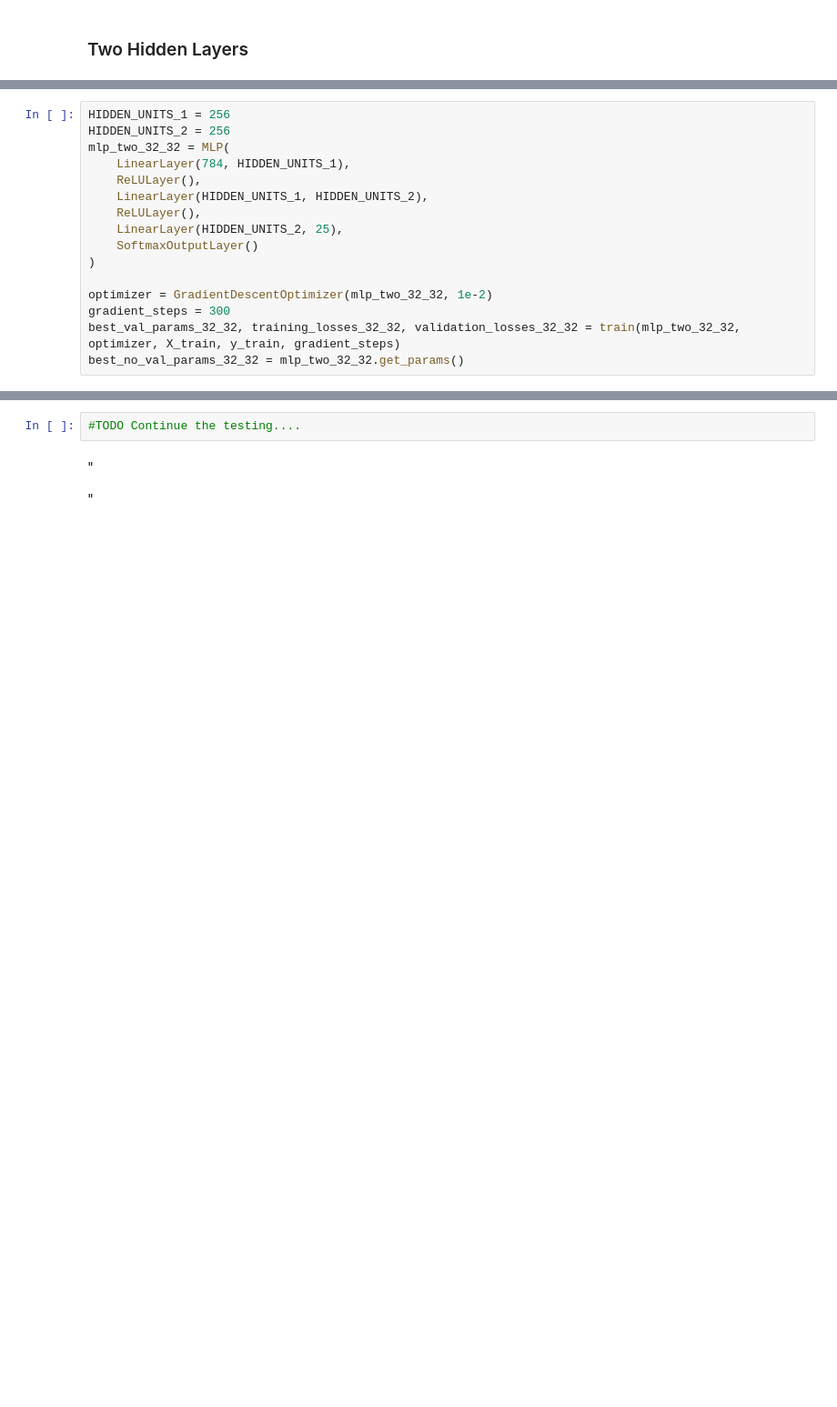
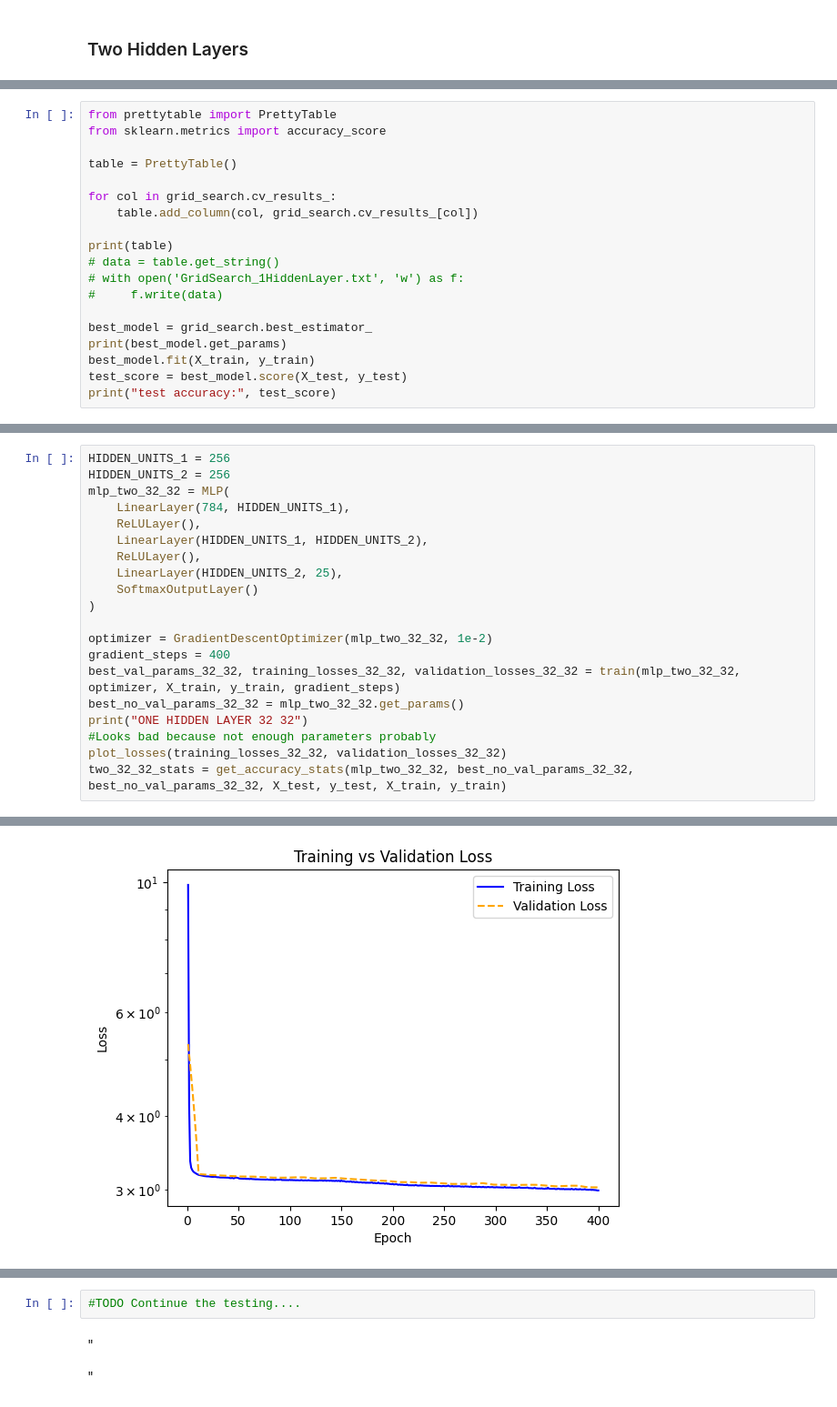
Before and after one commit to ZachGurberg/COMP551_Assignment3, a Jupyter notebook: assignment3_group-1.ipynb, the cells around one changed output, grey strips where cells are left out. Shown at 91% size. Cells and saved outputs as stored; diff of their text form; blank space fills up the shorter version.

```diff
--- a/assignment3_group-1.ipynb
+++ b/assignment3_group-1.ipynb
@@ -778,0 +782,19 @@ grid_search.fit(X_train, y_train)
+# %%
+from prettytable import PrettyTable
+from sklearn.metrics import accuracy_score
+
+table = PrettyTable()
+
+for col in grid_search.cv_results_:
+    table.add_column(col, grid_search.cv_results_[col])
+
+print(table)
+# data = table.get_string()
+# with open('GridSearch_1HiddenLayer.txt', 'w') as f:
+#     f.write(data)
+
+best_model = grid_search.best_estimator_
+print(best_model.get_params)
+best_model.fit(X_train, y_train)
+test_score = best_model.score(X_test, y_test)
+print("test accuracy:", test_score)
@@ -789,7 +829,11 @@ mlp_two_32_32 = MLP(
 )
 
 optimizer = GradientDescentOptimizer(mlp_two_32_32, 1e-2)
-gradient_steps = 300
+gradient_steps = 400
 best_val_params_32_32, training_losses_32_32, validation_losses_32_32 = train(mlp_two_32_32, optimizer, X_train, y_train, gradient_steps)
 best_no_val_params_32_32 = mlp_two_32_32.get_params()
+print("ONE HIDDEN LAYER 32 32")
+#Looks bad because not enough parameters probably
+plot_losses(training_losses_32_32, validation_losses_32_32)
+two_32_32_stats = get_accuracy_stats(mlp_two_32_32, best_no_val_params_32_32, best_no_val_params_32_32, X_test, y_test, X_train, y_train)
 # %% [output]
@@ -796,0 +841 @@ KeyboardInterrupt:
+[figure, added]
```
Also changed, not shown: parts of 8 cells of this notebook.
